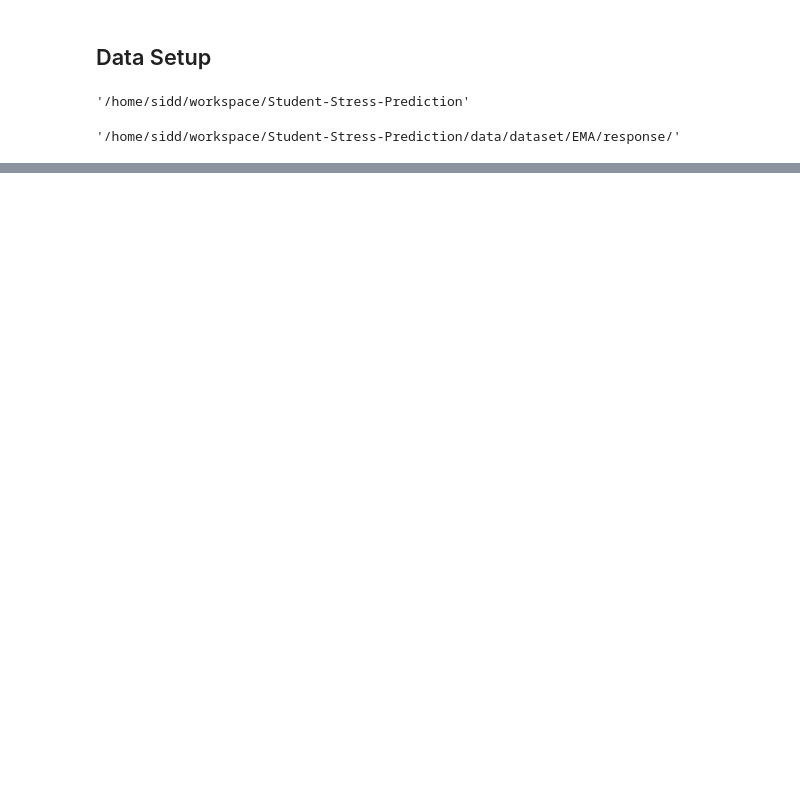
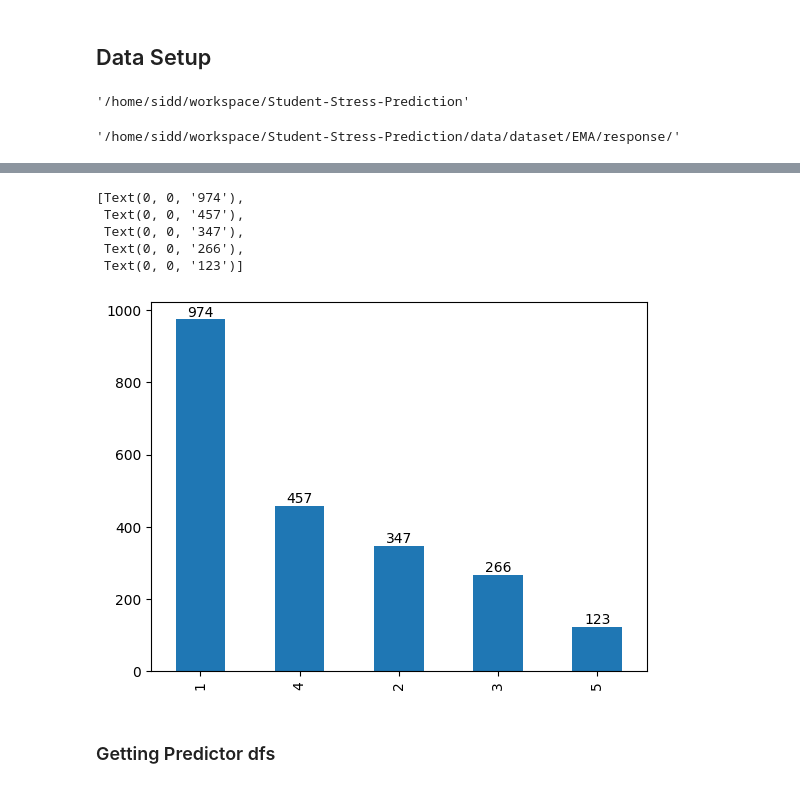
Before and after one commit to slickFix/Student-Stress-Prediction, a Jupyter notebook: EDA.ipynb, the cells around one changed output, grey strips where cells are left out. Drawn from its saved outputs; the diff is of its cells as text; code cells hidden in the pictures; blank space fills up the shorter version.

```diff
--- a/EDA.ipynb
+++ b/EDA.ipynb
@@ -150,0 +317,12 @@ get_info_from_timestamp(list(stress_json_di.items())[0][1][0]['resp_time'])
+# %%
+ax = stress_ema_df['stress_level'].value_counts().plot.bar()
+ax.bar_label(ax.containers[0])
+# %% [output]
+[Text(0, 0, '974'),
+ Text(0, 0, '457'),
+ Text(0, 0, '347'),
+ Text(0, 0, '266'),
+ Text(0, 0, '123')]
+[figure, added]
+# %% [markdown]
+### Getting Predictor dfs
```
Also changed, not shown: parts of 42 cells of this notebook.
